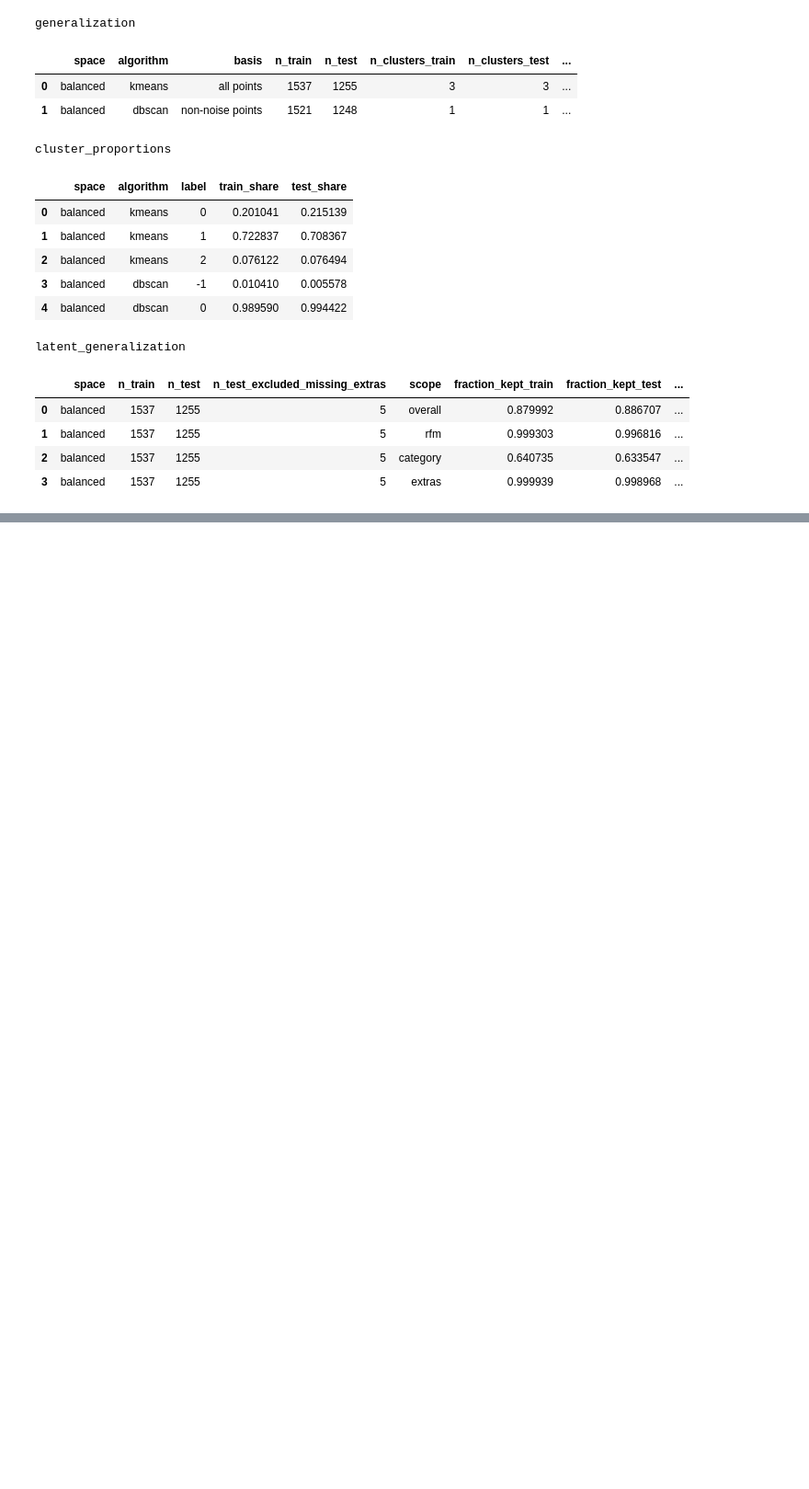
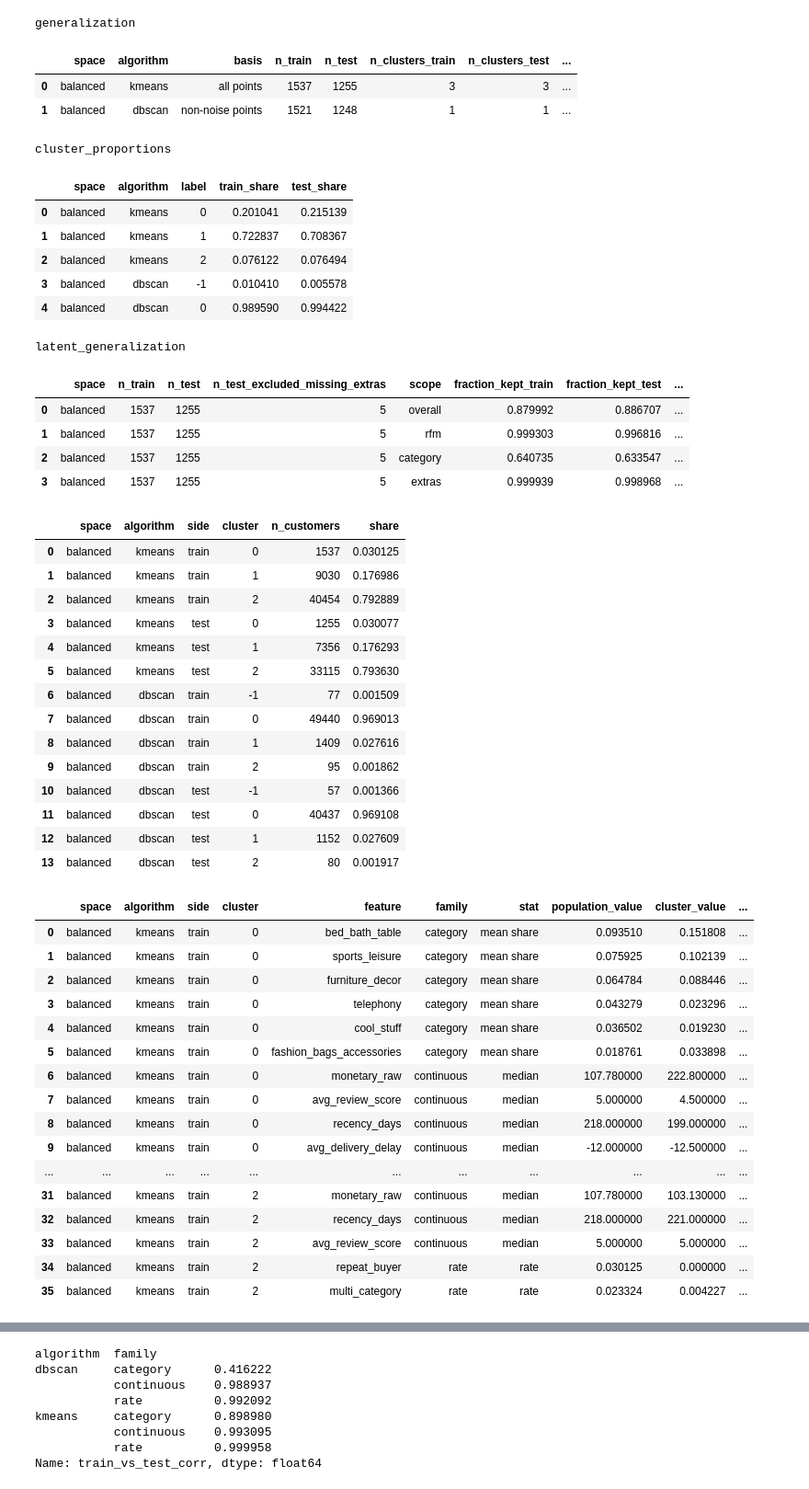
Before and after one commit to m-adisa/mlai, a Jupyter notebook: Phase_1/Project/notebook.ipynb, the cells around one changed output, grey strips where cells are left out. Shown at 92% size. Cells and saved outputs as stored; diff of their text form; code cells hidden in the pictures; blank space fills up the shorter version.

Commit message:
stability tests

```diff
--- a/Phase_1/Project/notebook.ipynb
+++ b/Phase_1/Project/notebook.ipynb
@@ -220,13 +224,54 @@ latent_generalization
 | 2 | balanced | 1537 | 1255 | 5 | category | 0.640735 | 0.633547 | ... |
 | 3 | balanced | 1537 | 1255 | 5 | extras | 0.999939 | 0.998968 | ... |
 # %%
-# Profile the clustering results
-profile = profile_clustering(
-    train_feats, result, spaces=SPACE, algorithms=FULL_ALGORITHMS,
-    test_features=test_feats, test_labels=scores["test_labels"],
-)
-
-profile["sizes"]
-top_deviations(profile, "balanced", "dbscan")
-plot_profile(profile, "balanced", "dbscan").show()
-plot_profile(profile, "balanced", "dbscan", view="blocks").show()
+def show_profile(profile, algorithms=FULL_ALGORITHMS):
+    display(profile["sizes"])
+    for algorithm in algorithms:
+        display(top_deviations(profile, SPACE, algorithm))
+        plot_profile(profile, SPACE, algorithm).show()
+        plot_profile(profile, SPACE, algorithm, view="blocks").show()
+    # do held-out profiles agree with train profiles? (correlation of deviations, per family)
+    wide = profile["route_a"].pivot_table(
+        index=["algorithm", "family", "cluster", "feature"], columns="side", values="deviation"
+    ).dropna()
+    display(wide.groupby(["algorithm", "family"]).apply(lambda g: g["train"].corr(g["test"])).rename("train_vs_test_corr"))
+# %%
+# Profile: full base
+profile = profile_clustering(
+    train_feats, result, spaces=SPACE, algorithms=FULL_ALGORITHMS,
+    test_features=test_feats, test_labels=scores["test_labels"],
+)
+show_profile(profile)
+# %% [output]
+|  | space | algorithm | side | cluster | n_customers | share |
+| 0 | balanced | kmeans | train | 0 | 1537 | 0.030125 |
+| 1 | balanced | kmeans | train | 1 | 9030 | 0.176986 |
+| 2 | balanced | kmeans | train | 2 | 40454 | 0.792889 |
+| 3 | balanced | kmeans | test | 0 | 1255 | 0.030077 |
+| 4 | balanced | kmeans | test | 1 | 7356 | 0.176293 |
+| 5 | balanced | kmeans | test | 2 | 33115 | 0.793630 |
+| 6 | balanced | dbscan | train | -1 | 77 | 0.001509 |
+| 7 | balanced | dbscan | train | 0 | 49440 | 0.969013 |
+| 8 | balanced | dbscan | train | 1 | 1409 | 0.027616 |
+| 9 | balanced | dbscan | train | 2 | 95 | 0.001862 |
+| 10 | balanced | dbscan | test | -1 | 57 | 0.001366 |
+| 11 | balanced | dbscan | test | 0 | 40437 | 0.969108 |
+| 12 | balanced | dbscan | test | 1 | 1152 | 0.027609 |
+| 13 | balanced | dbscan | test | 2 | 80 | 0.001917 |
+|  | space | algorithm | side | cluster | feature | family | stat | population_value | cluster_value | ... |
+| 0 | balanced | kmeans | train | 0 | bed_bath_table | category | mean share | 0.093510 | 0.151808 | ... |
+| 1 | balanced | kmeans | train | 0 | sports_leisure | category | mean share | 0.075925 | 0.102139 | ... |
+| 2 | balanced | kmeans | train | 0 | furniture_decor | category | mean share | 0.064784 | 0.088446 | ... |
+| 3 | balanced | kmeans | train | 0 | telephony | category | mean share | 0.043279 | 0.023296 | ... |
+| 4 | balanced | kmeans | train | 0 | cool_stuff | category | mean share | 0.036502 | 0.019230 | ... |
+| 5 | balanced | kmeans | train | 0 | fashion_bags_accessories | category | mean share | 0.018761 | 0.033898 | ... |
+| 6 | balanced | kmeans | train | 0 | monetary_raw | continuous | median | 107.780000 | 222.800000 | ... |
+| 7 | balanced | kmeans | train | 0 | avg_review_score | continuous | median | 5.000000 | 4.500000 | ... |
+| 8 | balanced | kmeans | train | 0 | recency_days | continuous | median | 218.000000 | 199.000000 | ... |
+| 9 | balanced | kmeans | train | 0 | avg_delivery_delay | continuous | median | -12.000000 | -12.500000 | ... |
+| ... | ... | ... | ... | ... | ... | ... | ... | ... | ... | ... |
+| 31 | balanced | kmeans | train | 2 | monetary_raw | continuous | median | 107.780000 | 103.130000 | ... |
+| 32 | balanced | kmeans | train | 2 | recency_days | continuous | median | 218.000000 | 221.000000 | ... |
+| 33 | balanced | kmeans | train | 2 | avg_review_score | continuous | median | 5.000000 | 5.000000 | ... |
+| 34 | balanced | kmeans | train | 2 | repeat_buyer | rate | rate | 0.030125 | 0.000000 | ... |
+| 35 | balanced | kmeans | train | 2 | multi_category | rate | rate | 0.023324 | 0.004227 | ... |
@@ -233 +295,9 @@ plot_profile(profile, "balanced", "dbscan", view="blocks").show()
+algorithm  family
+dbscan     category      0.416222
+           continuous    0.988937
+           rate          0.992092
+kmeans     category      0.898980
+           continuous    0.993095
+           rate          0.999958
+Name: train_vs_test_corr, dtype: float64
 # %%
```
Also changed, not shown: parts of 6 cells of this notebook, 1 other file.
